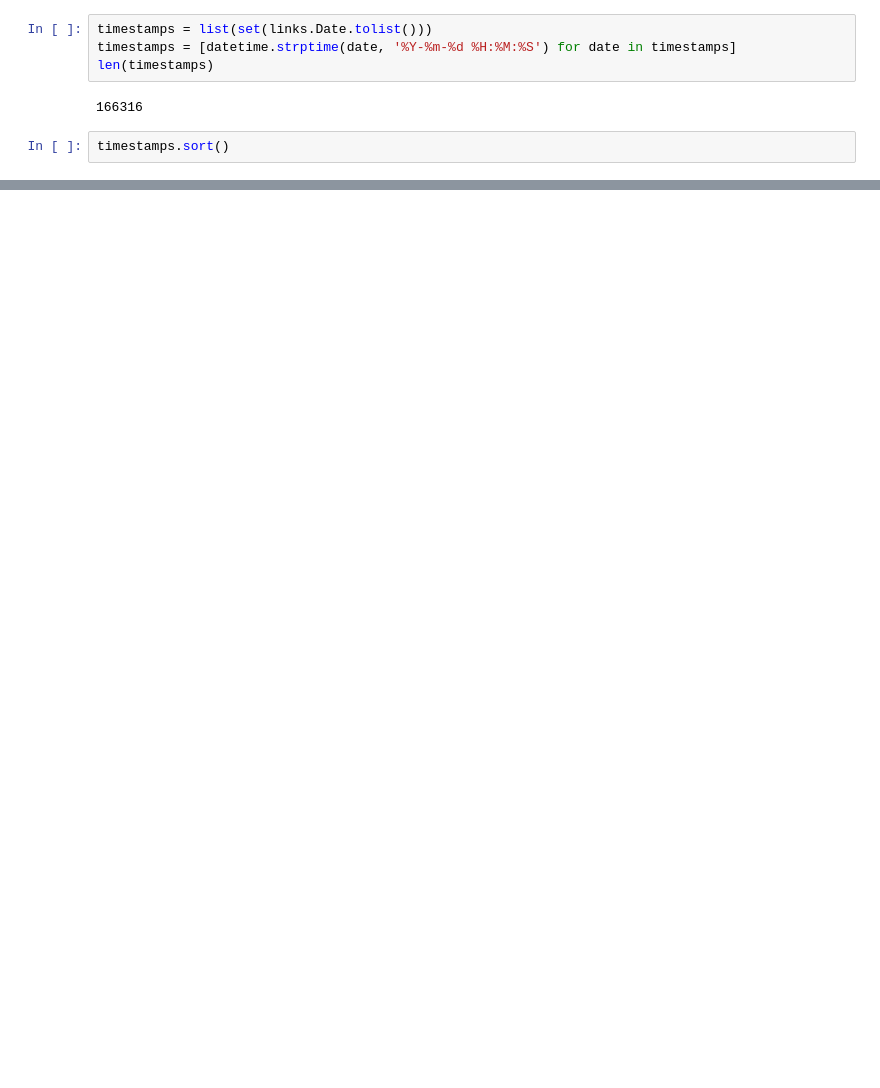
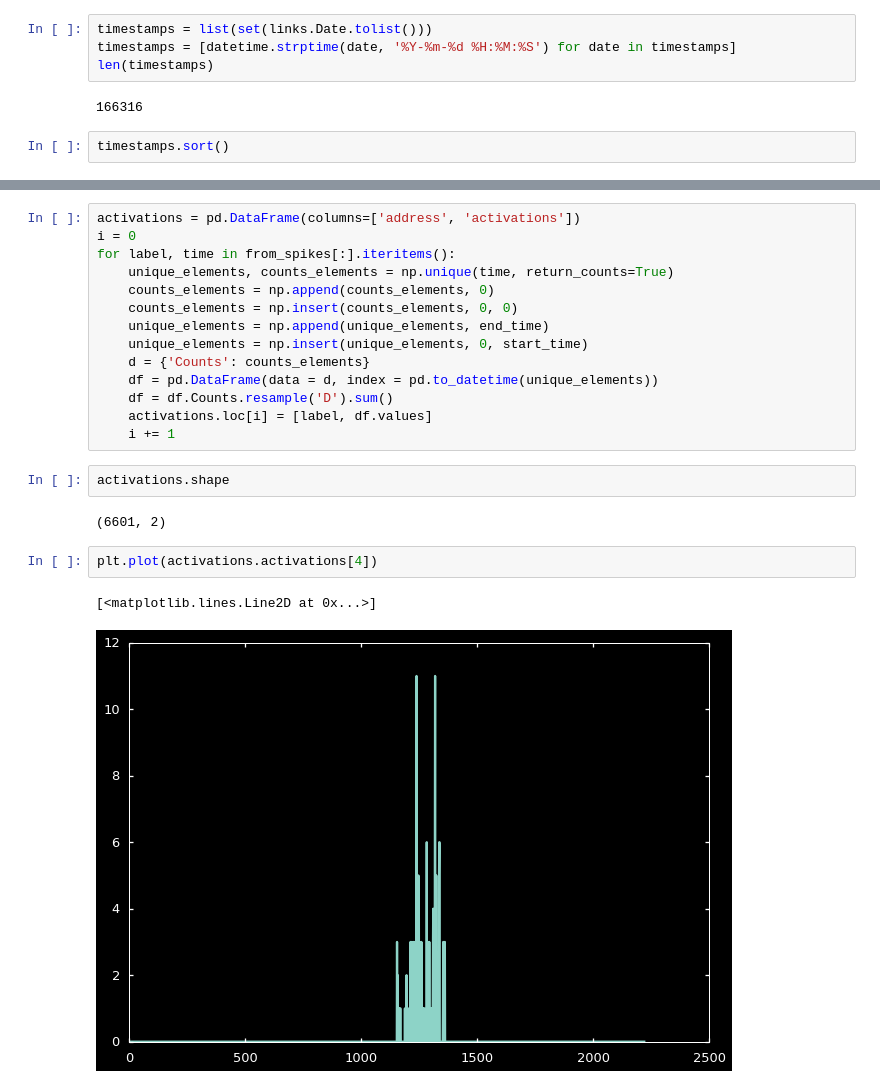
Before and after one commit to mizvol/enron-email-network-analysis, a Jupyter notebook: Enron-graph.ipynb, the cells around one changed output, grey strips where cells are left out. Drawn from its saved outputs; the diff is of its cells as text; blank space fills up the shorter version.

```diff
--- a/Enron-graph.ipynb
+++ b/Enron-graph.ipynb
@@ -118,0 +117,23 @@ array([ list(['2000-11-21 01:21:00', '2000-11-21 01:21:00', '2000-11-21 01:21:00
+# %%
+activations = pd.DataFrame(columns=['address', 'activations'])
+i = 0
+for label, time in from_spikes[:].iteritems():
+    unique_elements, counts_elements = np.unique(time, return_counts=True)
+    counts_elements = np.append(counts_elements, 0)
+    counts_elements = np.insert(counts_elements, 0, 0)
+    unique_elements = np.append(unique_elements, end_time)
+    unique_elements = np.insert(unique_elements, 0, start_time)
+    d = {'Counts': counts_elements}
+    df = pd.DataFrame(data = d, index = pd.to_datetime(unique_elements))
+    df = df.Counts.resample('D').sum()
+    activations.loc[i] = [label, df.values]
+    i += 1
+# %%
+activations.shape
+# %% [output]
+(6601, 2)
+# %%
+plt.plot(activations.activations[4])
+# %% [output]
+[<matplotlib.lines.Line2D at 0x...>]
+[figure, added]
```
Also changed, not shown: parts of 11 cells of this notebook.
